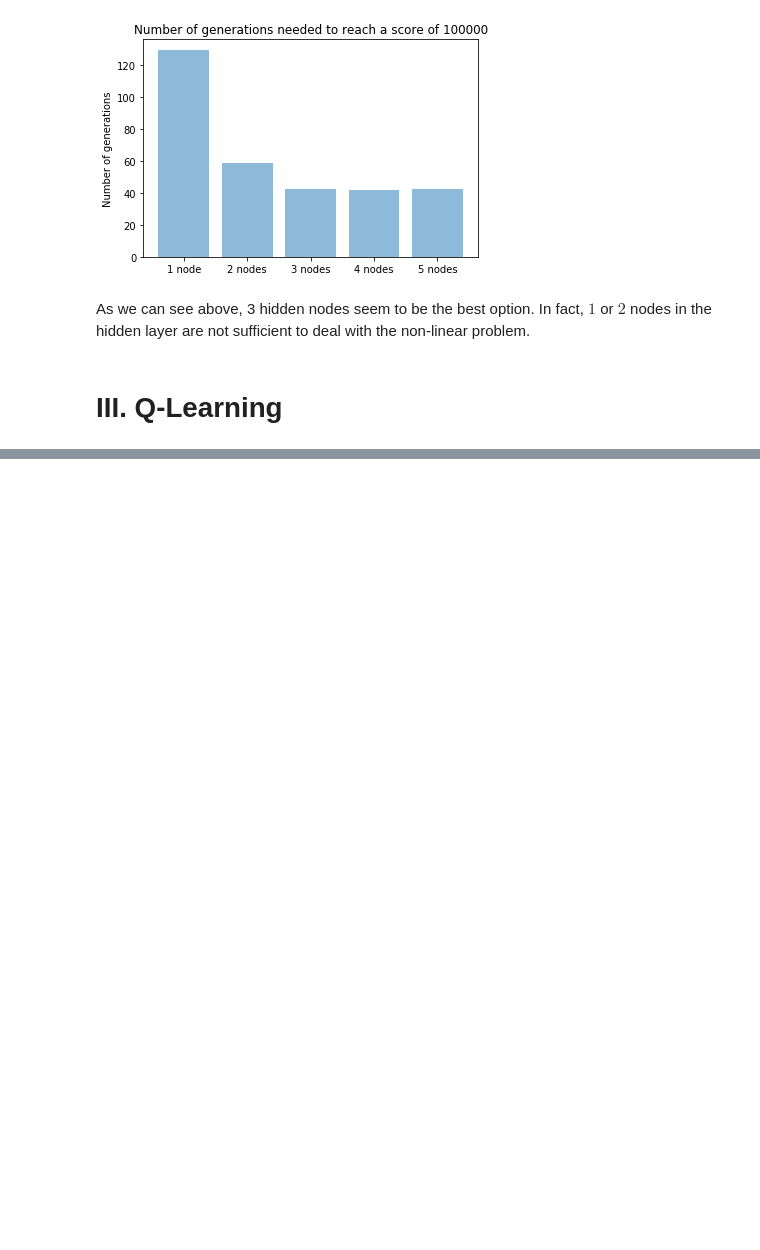
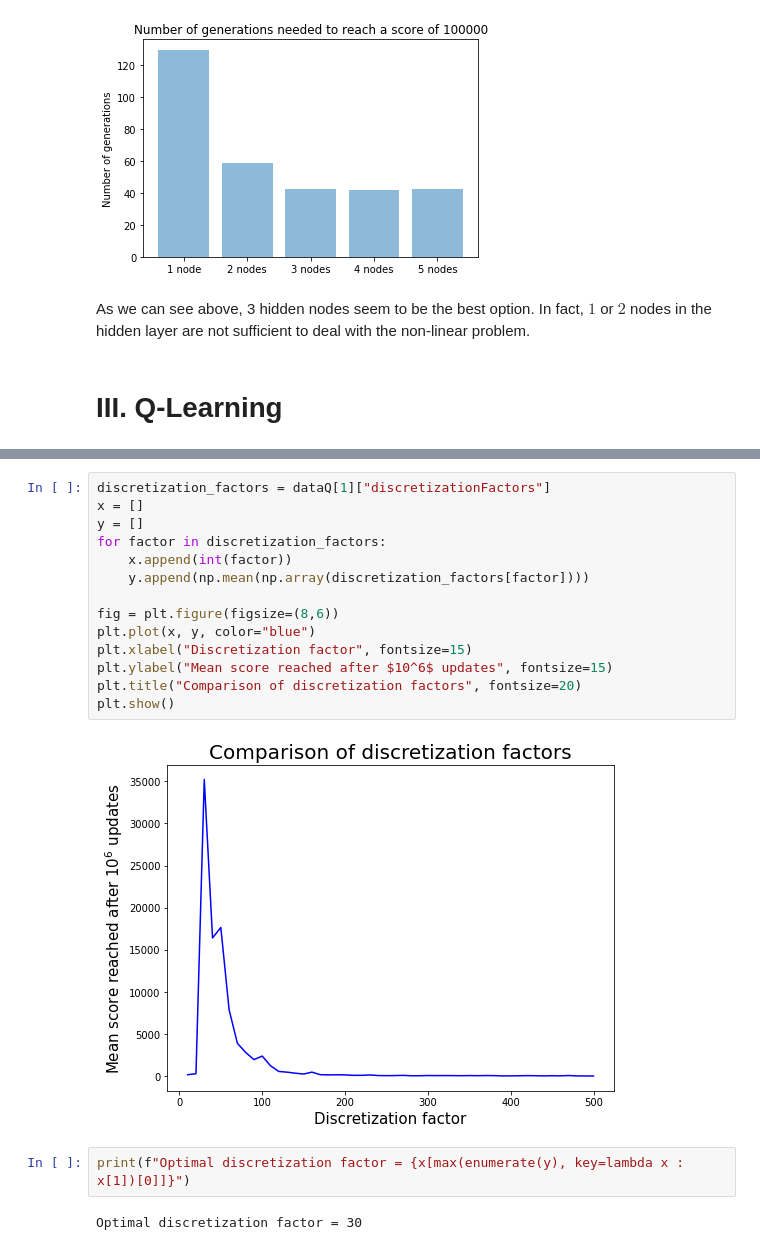
Before and after one commit to lucabonengel/FlappyProject, a Jupyter notebook: CSE204_Project.ipynb, the cells around one changed output, grey strips where cells are left out. Drawn from its saved outputs; the diff is of its cells as text; blank space fills up the shorter version.

```diff
--- a/CSE204_Project.ipynb
+++ b/CSE204_Project.ipynb
@@ -101,0 +199,20 @@ As we can see above, 3 hidden nodes seem to be the best option. In fact, $1$ or
+# %%
+discretization_factors = dataQ[1]["discretizationFactors"]
+x = []
+y = []
+for factor in discretization_factors:
+    x.append(int(factor))
+    y.append(np.mean(np.array(discretization_factors[factor])))
+
+fig = plt.figure(figsize=(8,6))
+plt.plot(x, y, color="blue")
+plt.xlabel("Discretization factor", fontsize=15)
+plt.ylabel("Mean score reached after $10^6$ updates", fontsize=15)
+plt.title("Comparison of discretization factors", fontsize=20)
+plt.show()
+# %% [output]
+[figure, added]
+# %%
+print(f"Optimal discretization factor = {x[max(enumerate(y), key=lambda x : x[1])[0]]}")
+# %% [output]
+Optimal discretization factor = 30
```
Also changed, not shown: parts of 16 cells of this notebook, 1 other file.
